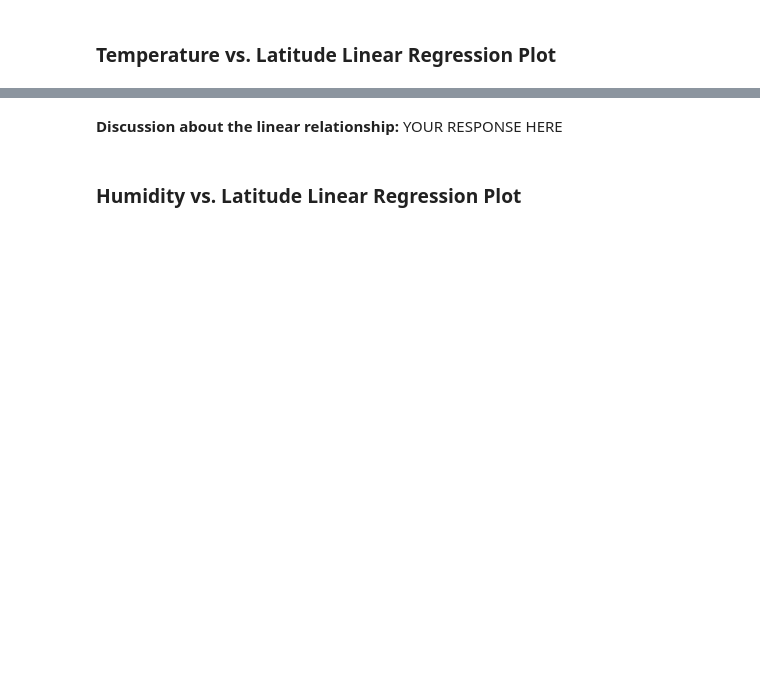
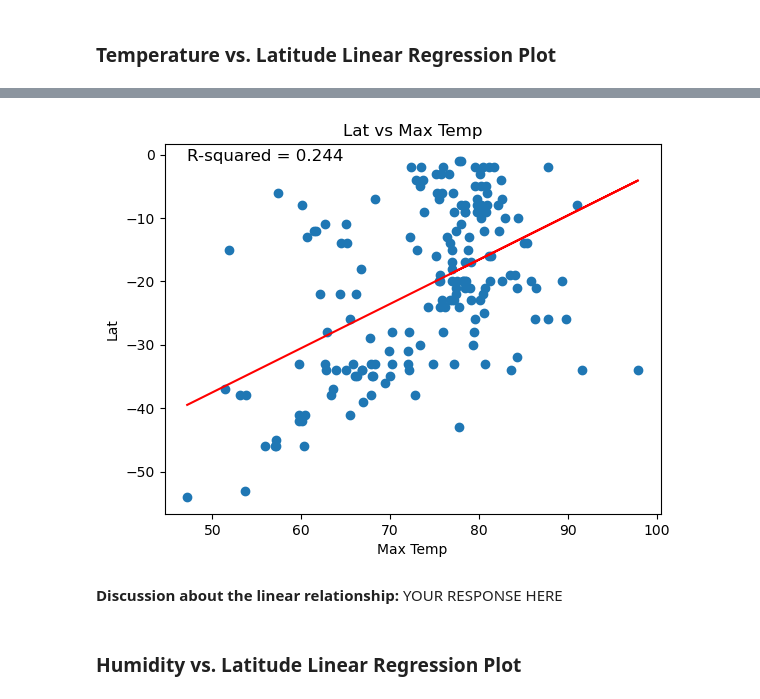
Before and after one commit to bexlev/python-api-challenge, a Jupyter notebook: WeatherPy/WeatherPy.ipynb, the cells around one changed output, grey strips where cells are left out. Drawn from its saved outputs; the diff is of its cells as text; code cells hidden in the pictures; blank space fills up the shorter version.

```diff
--- a/WeatherPy/WeatherPy.ipynb
+++ b/WeatherPy/WeatherPy.ipynb
@@ -345,6 +344,6 @@ northern_hemi_df.head()
 # %%
 # Create a DataFrame with the Southern Hemisphere data (Latitude < 0)
-# YOUR CODE HERE
+southern_hemi_df = city_data_df.loc[city_data_df['Lat'] < 0]
 
 # Display sample data
 southern_hemi_df.head()
@@ -356,6 +365,8 @@ southern_hemi_df.head()
 # %%
 # Linear regression on Southern Hemisphere
-# YOUR CODE HERE
+linear_regression_plot(southern_hemi_df, 'Max Temp', 'Lat')
+# %% [output]
+[figure, added]
 # %% [markdown]
 **Discussion about the linear relationship:** YOUR RESPONSE HERE
 # %% [markdown]
```
Also changed, not shown: parts of 35 cells of this notebook, 6 other files.
